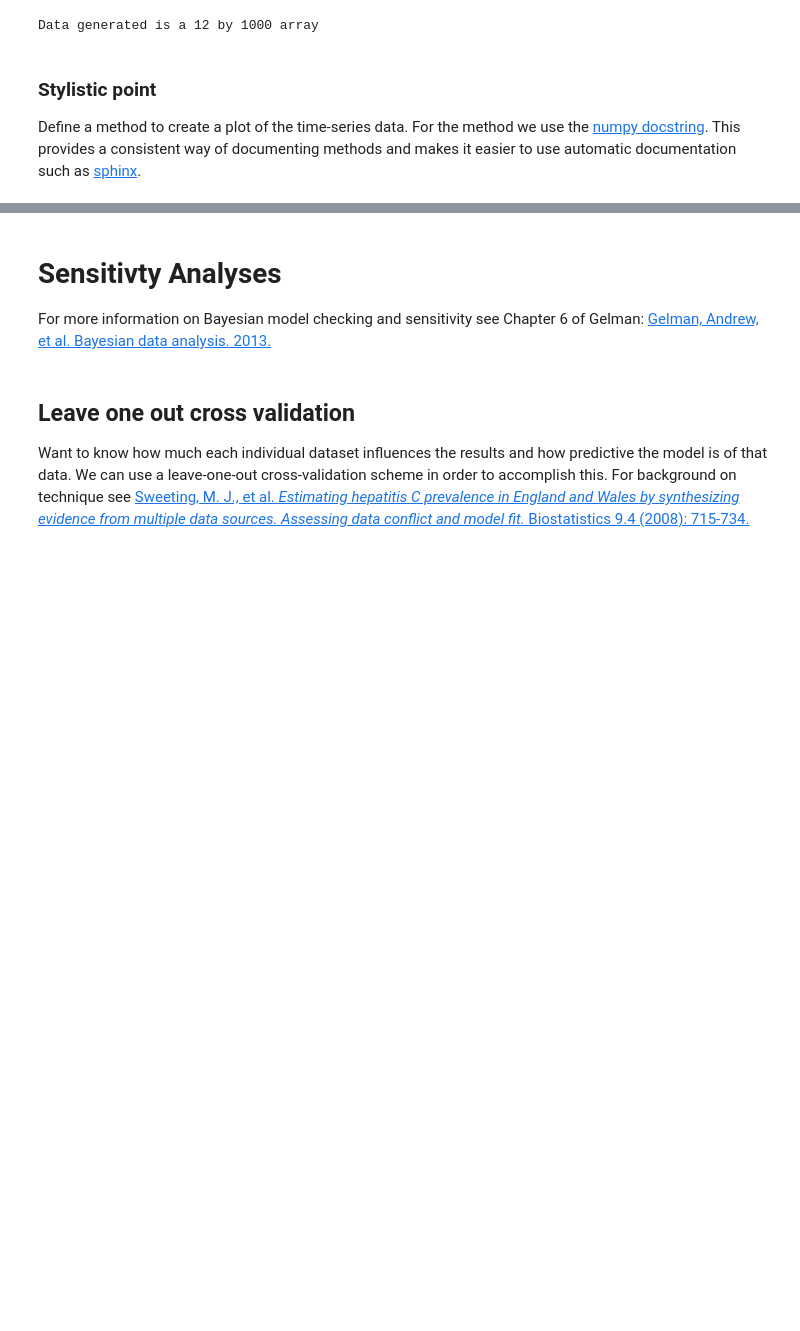
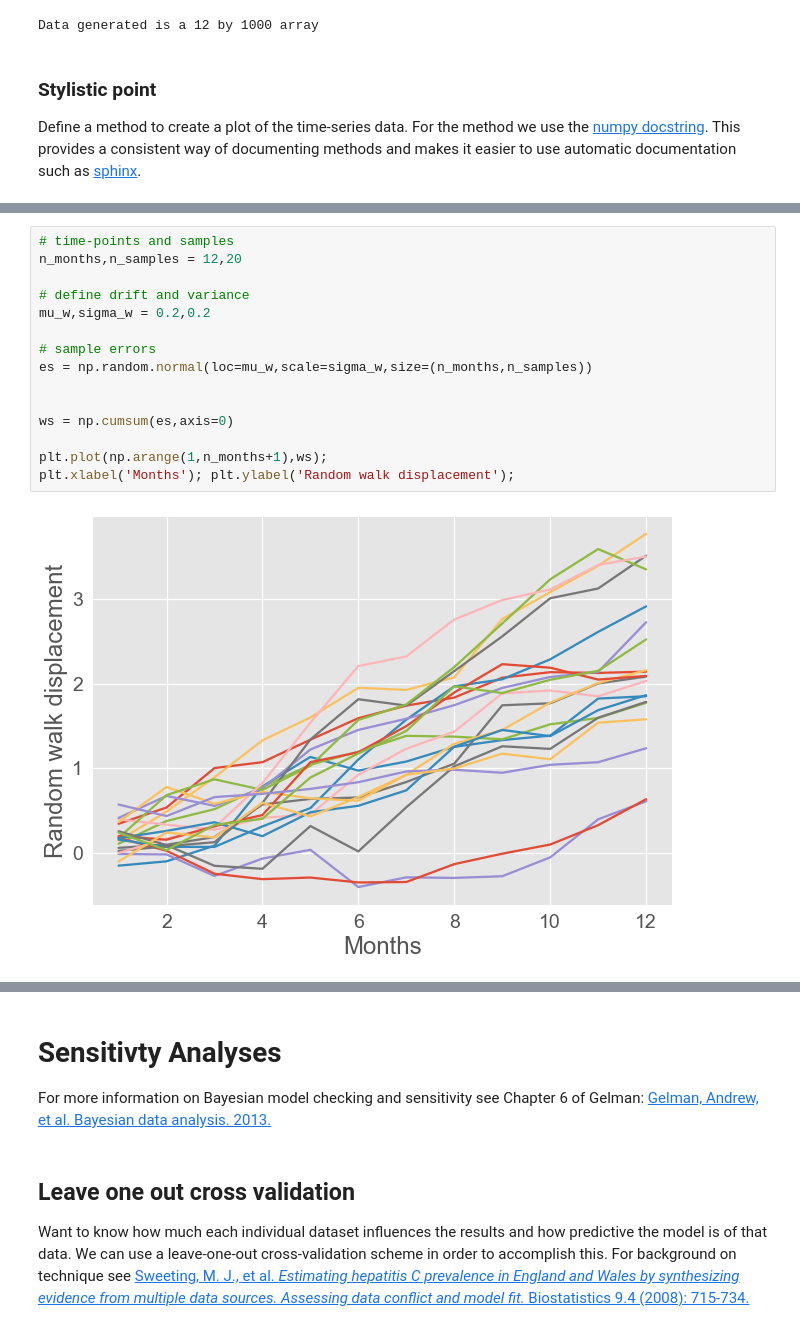
Before and after one commit to sempwn/overdose-model-intro, a Jupyter notebook: model_introduction.ipynb, the cells around one changed output, grey strips where cells are left out. Drawn from its saved outputs; the diff is of its cells as text; blank space fills up the shorter version.

```diff
--- a/model_introduction.ipynb
+++ b/model_introduction.ipynb
@@ -104,0 +210,17 @@ def plot_data_timeseries(data, ):
+# %%
+# time-points and samples
+n_months,n_samples = 12,20
+
+# define drift and variance
+mu_w,sigma_w = 0.2,0.2
+
+# sample errors
+es = np.random.normal(loc=mu_w,scale=sigma_w,size=(n_months,n_samples))
+
+
+ws = np.cumsum(es,axis=0)
+
+plt.plot(np.arange(1,n_months+1),ws);
+plt.xlabel('Months'); plt.ylabel('Random walk displacement');
+# %% [output]
+[figure, added]
```
Also changed, not shown: parts of 19 cells of this notebook.
